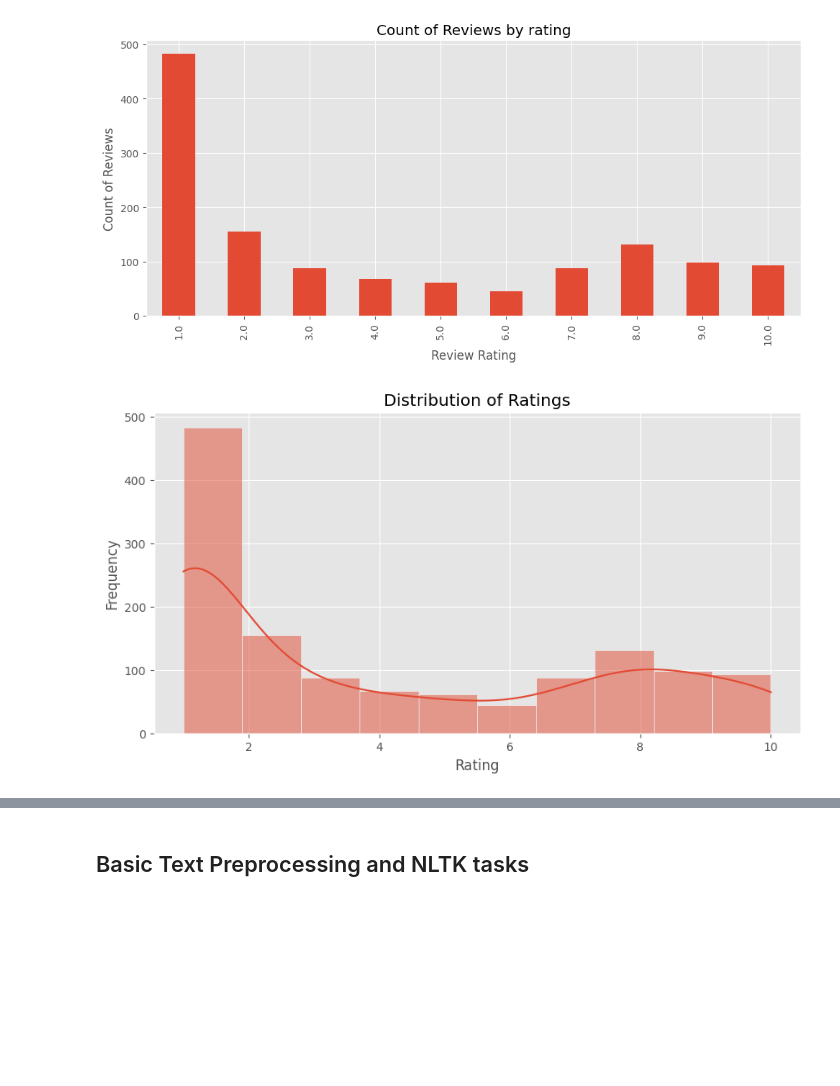
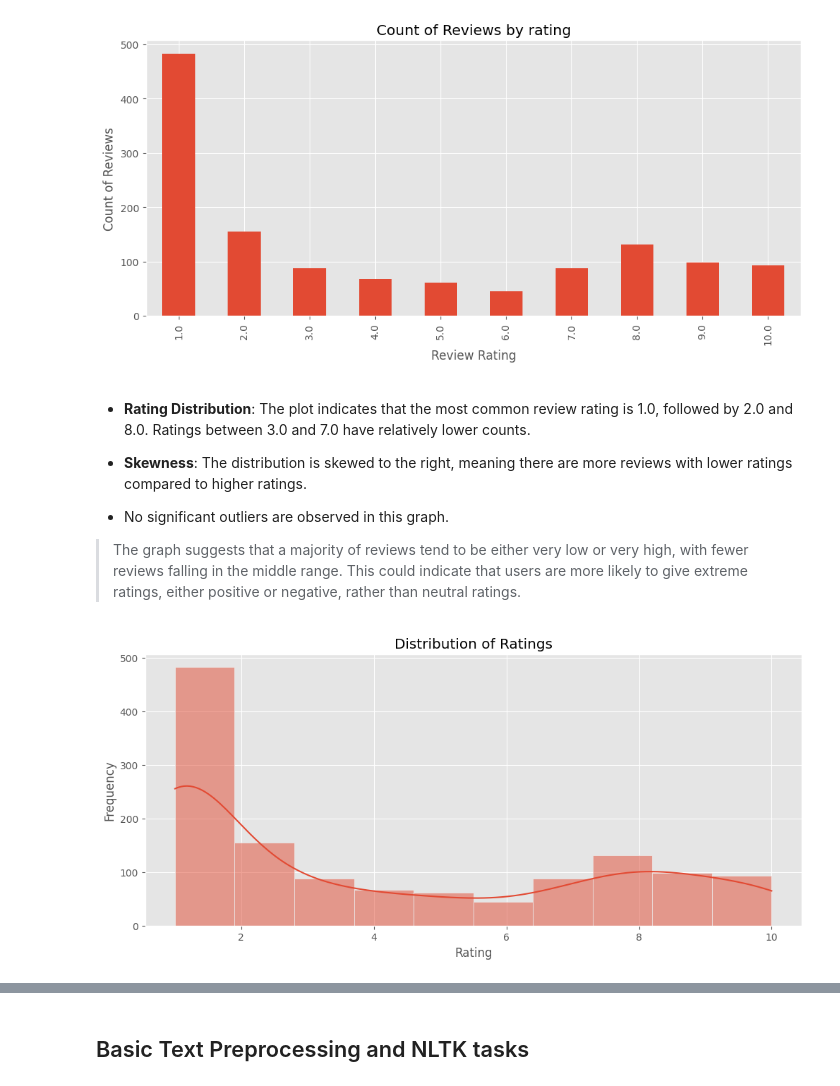
Before and after one commit to kannanjayachandran/Air_India_Customer_Reviews_Sentiment_Analysis, a Jupyter notebook: Main_notebook.ipynb, the cells around one changed output, grey strips where cells are left out. Drawn from its saved outputs; the diff is of its cells as text; code cells hidden in the pictures; blank space fills up the shorter version.

```diff
--- a/Main_notebook.ipynb
+++ b/Main_notebook.ipynb
@@ -202,12 +208,20 @@ plt.tight_layout()
 plt.show()
 # %% [output]
 [figure]
+# %% [markdown]
+- **Rating Distribution**: The plot indicates that the most common review rating is 1.0, followed by 2.0 and 8.0. Ratings between 3.0 and 7.0 have relatively lower counts.
+
+- **Skewness**: The distribution is skewed to the right, meaning there are more reviews with lower ratings compared to higher ratings.
+
+- No significant outliers are observed in this graph.
+
+> The graph suggests that a majority of reviews tend to be either very low or very high, with fewer reviews falling in the middle range. This could indicate that users are more likely to give extreme ratings, either positive or negative, rather than neutral ratings.
 # %%
-plt.figure(figsize=(10, 5))
+plt.figure(figsize=(12, 5))
 sns.histplot(df['Rating'], bins=10, kde=True)
 plt.title('Distribution of Ratings')
 plt.xlabel('Rating')
 plt.ylabel('Frequency')
 plt.show()
 # %% [output]
-[figure, old version]
+[figure, new version]
```
Also changed, not shown: parts of 13 cells of this notebook.
